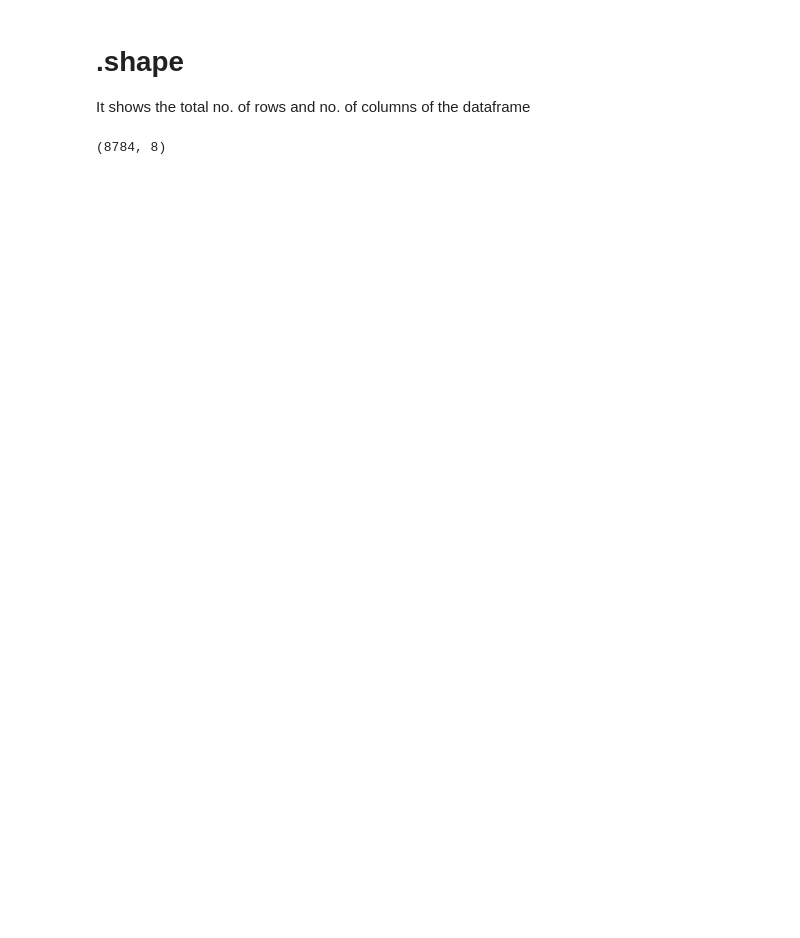
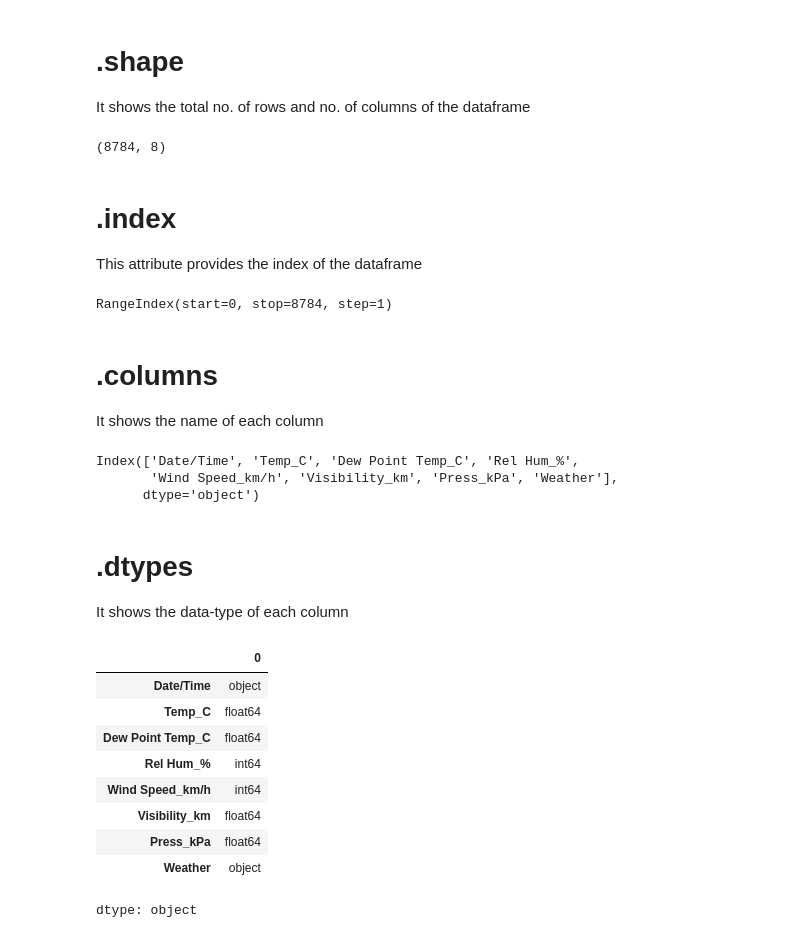
Before and after one commit to dadavidson/Data-Science-Projects, a Jupyter notebook: Project-1-Weather-Data-Analysis/Weather_Data_Analysis_with_Python.ipynb, the cells around one changed output. Saved outputs shown, nothing was run; the diff lists cells and outputs as text; code cells hidden in the pictures; blank space fills up the shorter version.

```diff
--- a/Project-1-Weather-Data-Analysis/Weather_Data_Analysis_with_Python.ipynb
+++ b/Project-1-Weather-Data-Analysis/Weather_Data_Analysis_with_Python.ipynb
@@ -52,3 +52,35 @@ It shows the total no. of rows and no. of columns of the dataframe
 df.shape
 # %% [output]
 (8784, 8)
+# %% [markdown]
+# .index
+This attribute provides the index of the dataframe
+# %%
+df.index
+# %% [output]
+RangeIndex(start=0, stop=8784, step=1)
+# %% [markdown]
+# .columns
+It shows the name of each column
+# %%
+df.columns
+# %% [output]
+Index(['Date/Time', 'Temp_C', 'Dew Point Temp_C', 'Rel Hum_%',
+       'Wind Speed_km/h', 'Visibility_km', 'Press_kPa', 'Weather'],
+      dtype='object')
+# %% [markdown]
+# .dtypes
+It shows the data-type of each column
+# %%
+df.dtypes
+# %% [output]
+|  | 0 |
+| Date/Time | object |
+| Temp_C | float64 |
+| Dew Point Temp_C | float64 |
+| Rel Hum_% | int64 |
+| Wind Speed_km/h | int64 |
+| Visibility_km | float64 |
+| Press_kPa | float64 |
+| Weather | object |
+dtype: object
```
Also changed, not shown: parts of 13 cells of this notebook.
